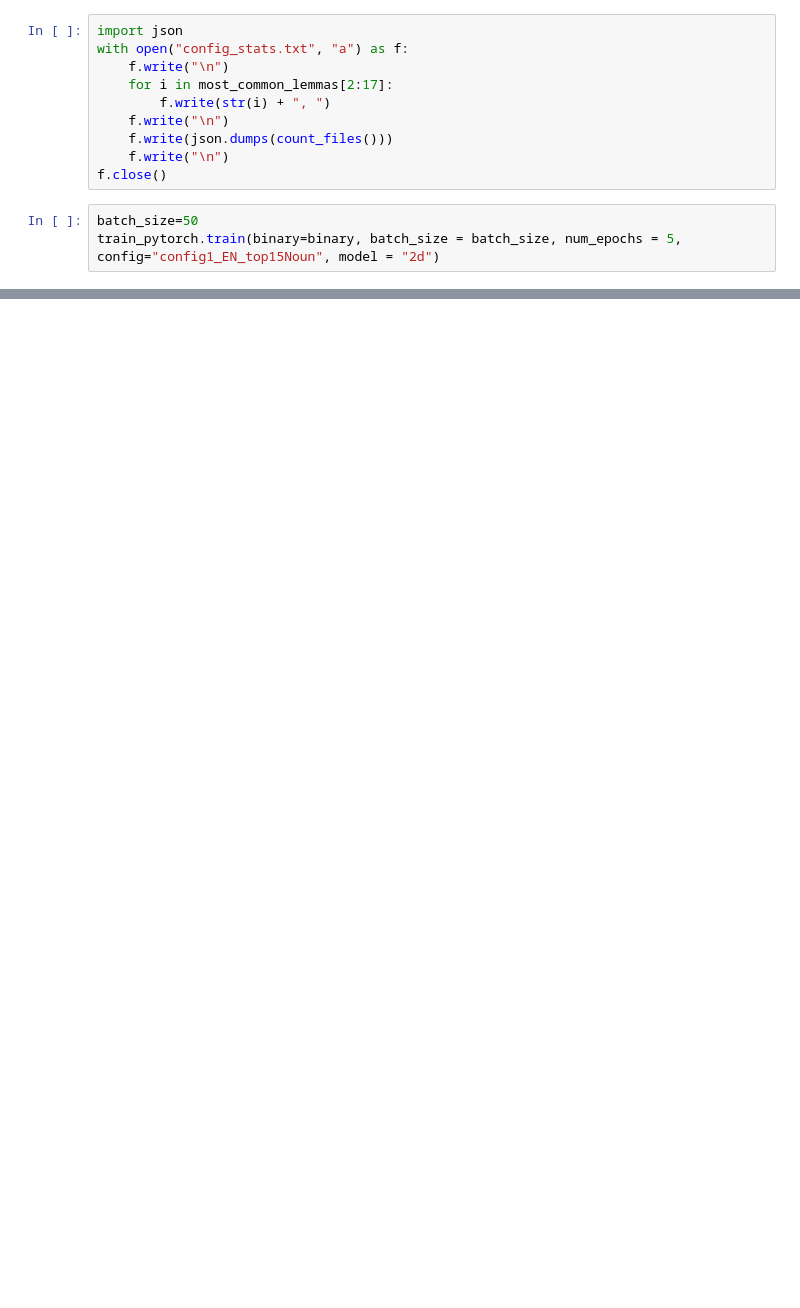
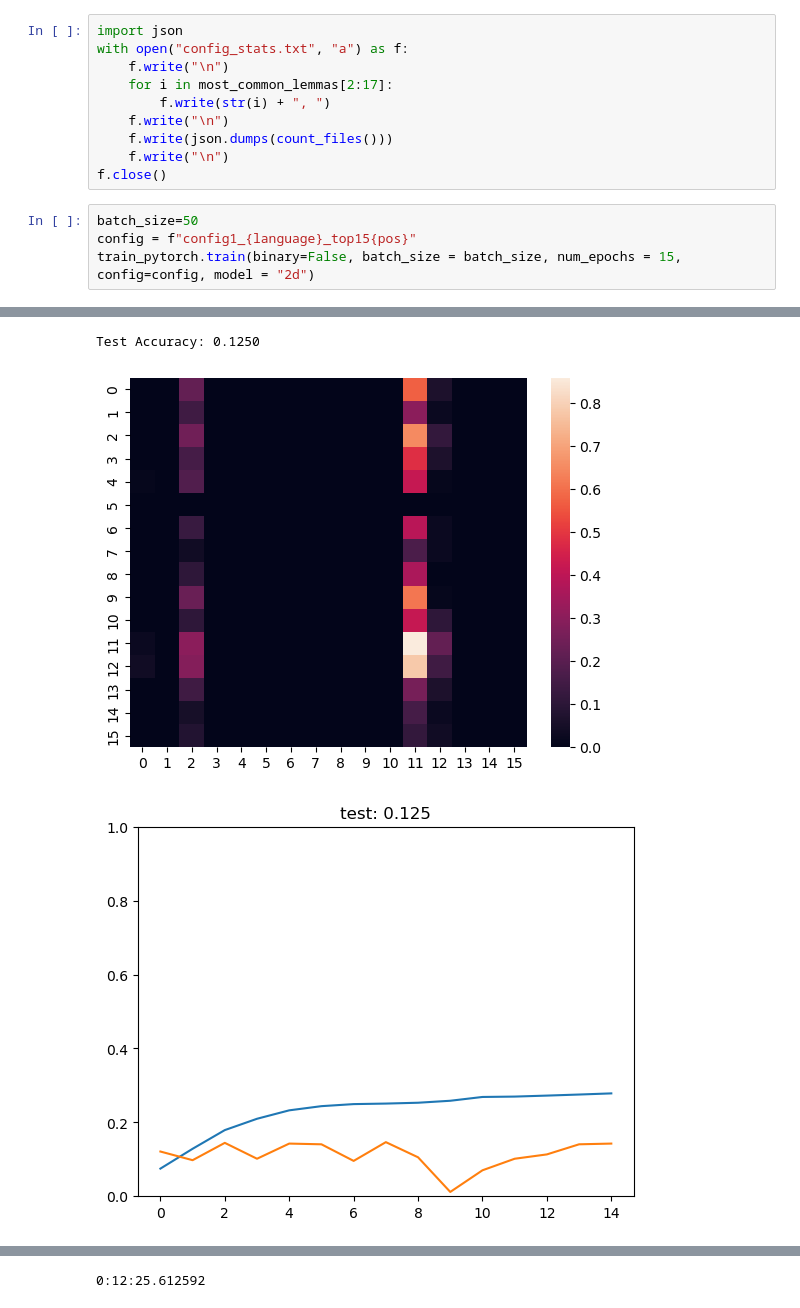
Before and after one commit to KjaMadsen/decodinglepetit, a Jupyter notebook: mt_deep-master/scripts/ltt_pipeline.ipynb, the cells around one changed output, grey strips where cells are left out. Drawn from its saved outputs; the diff is of its cells as text; blank space fills up the shorter version.

```diff
--- a/mt_deep-master/scripts/ltt_pipeline.ipynb
+++ b/mt_deep-master/scripts/ltt_pipeline.ipynb
@@ -151,4 +166,6 @@ with open("config_stats.txt", "a") as f:
 f.close()
 # %%
 batch_size=50
-train_pytorch.train(binary=binary, batch_size = batch_size, num_epochs = 5, config="config1_EN_top15Noun", model = "2d")
+config = f"config1_{language}_top15{pos}"
+train_pytorch.train(binary=False, batch_size = batch_size, num_epochs = 15, config=config, model = "2d")
+# %% [output]
@@ -154,0 +189,3 @@ train_pytorch.train(binary=binary, batch_size = batch_size, num_epochs = 5, conf
+Test Accuracy: 0.1250
+[figure, added]
+[figure, added]
@@ -155,3 +193,4 @@ train_pytorch.train(binary=binary, batch_size = batch_size, num_epochs = 5, conf
+0:12:25.612592
 # %%
 import model_m2dcnn as model
 from torch.utils.data import DataLoader
```
Also changed, not shown: parts of 8 cells of this notebook, 2 other files.
